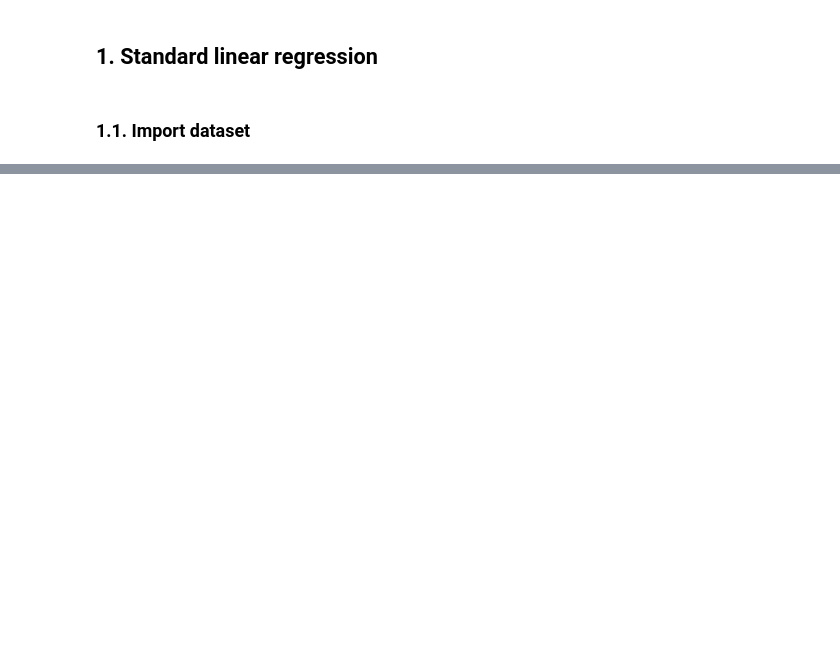
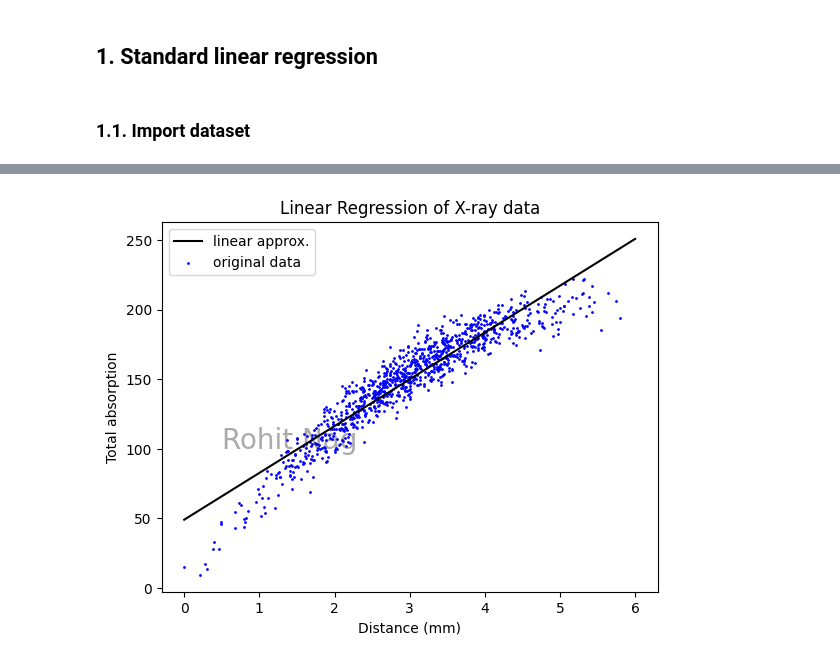
Before and after one commit to RohitNag11/Imperial, a Jupyter notebook: MachineLearning/Tutorial3/tutorial3.ipynb, the cells around one changed output, grey strips where cells are left out. Saved outputs shown, nothing was run; the diff lists cells and outputs as text; code cells hidden in the pictures; blank space fills up the shorter version.

```diff
--- a/MachineLearning/Tutorial3/tutorial3.ipynb
+++ b/MachineLearning/Tutorial3/tutorial3.ipynb
@@ -36,7 +31,7 @@ fig.tight_layout(pad=5.0)
 # %% [markdown]
 ### 1.1. Import dataset
 # %%
-df = pandas.read_csv('http://pogo.software/me4ml/xray.csv')
+df = pd.read_csv('xray.csv')
 
 x = np.array(df['Distance (mm)'][:])
 y = np.array(df['Total absorption'][:])
@@ -42,0 +61,20 @@ y = np.array(df['Total absorption'][:])
+# %%
+# Calculate parameters:
+A_o1 = np.array([[sum(x), sum(x ** 2)], [len(x), sum(x)]])
+b_o1 = np.array([np.dot(x, y), sum(y)]).T
+params_o1 = np.matmul(np.linalg.inv(A_o1), b_o1)
+
+# Plot regression line against original data:
+x_o1_approx = np.linspace(0, 6, 200)
+y_o1_approx = params_o1[0] + params_o1[1] * x_o1_approx
+fig, ax = plt.subplots()
+ax.set_title('Linear Regression of X-ray data')
+ax.set_xlabel('Distance (mm)')
+ax.set_ylabel('Total absorption')
+ax.text(0.5, 100, 'Rohit Nag', size=20, zorder=0., color='#aaaaaa')
+ax.plot(x_o1_approx, y_o1_approx, c='k', label='linear approx.')
+ax.scatter(x, y, c='b', s=1, label='original data')
+ax.legend()
+fig
+# %% [output]
+[figure, added]
```
Also changed, not shown: parts of 28 cells of this notebook, 5 other files.
